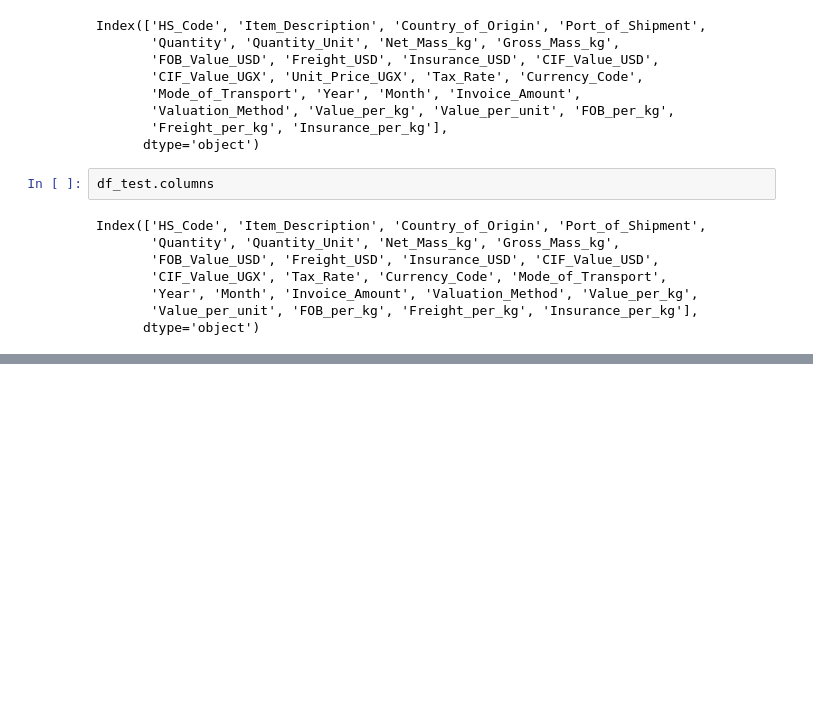
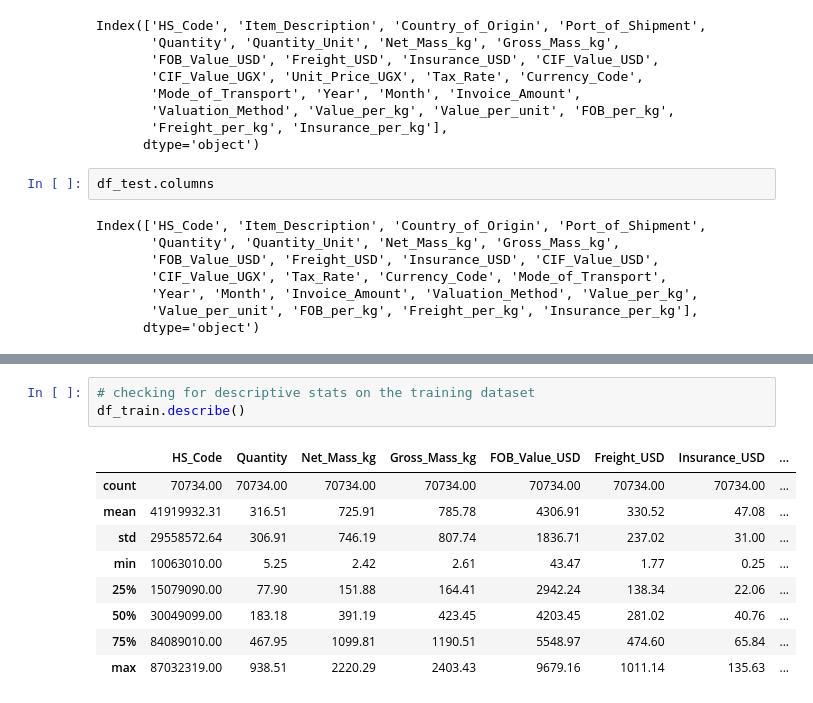
Before and after one commit to sentongo-web/valuation-task, a Jupyter notebook: valuation.ipynb, the cells around one changed output, grey strips where cells are left out. Drawn from its saved outputs; the diff is of its cells as text; blank space fills up the shorter version.

```diff
--- a/valuation.ipynb
+++ b/valuation.ipynb
@@ -90,0 +116,13 @@ Although the train and test datasets are structurally consistent—with 24 share
+# %%
+# checking for descriptive stats on the training dataset
+df_train.describe()
+# %% [output]
+|  | HS_Code | Quantity | Net_Mass_kg | Gross_Mass_kg | FOB_Value_USD | Freight_USD | Insurance_USD | ... |
+| count | 70734.00 | 70734.00 | 70734.00 | 70734.00 | 70734.00 | 70734.00 | 70734.00 | ... |
+| mean | 41919932.31 | 316.51 | 725.91 | 785.78 | 4306.91 | 330.52 | 47.08 | ... |
+| std | 29558572.64 | 306.91 | 746.19 | 807.74 | 1836.71 | 237.02 | 31.00 | ... |
+| min | 10063010.00 | 5.25 | 2.42 | 2.61 | 43.47 | 1.77 | 0.25 | ... |
+| 25% | 15079090.00 | 77.90 | 151.88 | 164.41 | 2942.24 | 138.34 | 22.06 | ... |
+| 50% | 30049099.00 | 183.18 | 391.19 | 423.45 | 4203.45 | 281.02 | 40.76 | ... |
+| 75% | 84089010.00 | 467.95 | 1099.81 | 1190.51 | 5548.97 | 474.60 | 65.84 | ... |
+| max | 87032319.00 | 938.51 | 2220.29 | 2403.43 | 9679.16 | 1011.14 | 135.63 | ... |
```
Also changed, not shown: parts of 4 cells of this notebook.
